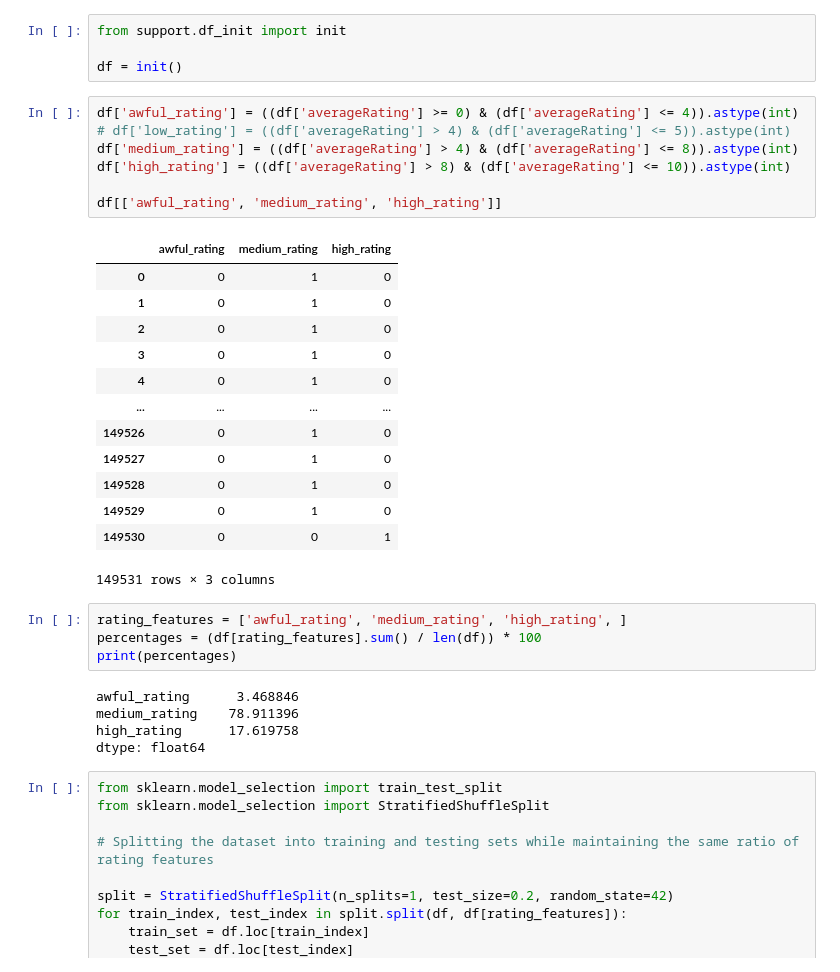
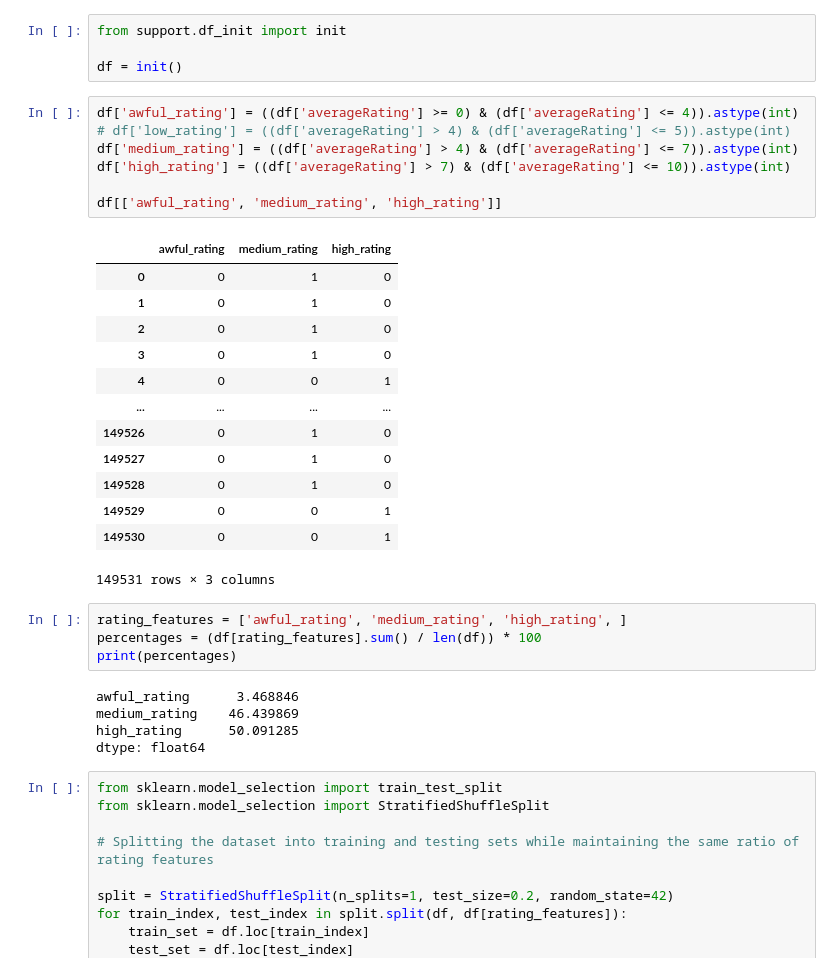
Before and after one commit to ChefBB/dm2_project, a Jupyter notebook: imbalanced_learning_bruno.ipynb, the cells around one changed output. Cells and saved outputs as stored; diff of their text form.

```diff
--- a/imbalanced_learning_bruno.ipynb
+++ b/imbalanced_learning_bruno.ipynb
@@ -5,22 +5,22 @@ df = init()
 # %%
 df['awful_rating'] = ((df['averageRating'] >= 0) & (df['averageRating'] <= 4)).astype(int)
 # df['low_rating'] = ((df['averageRating'] > 4) & (df['averageRating'] <= 5)).astype(int)
-df['medium_rating'] = ((df['averageRating'] > 4) & (df['averageRating'] <= 8)).astype(int)
-df['high_rating'] = ((df['averageRating'] > 8) & (df['averageRating'] <= 10)).astype(int)
+df['medium_rating'] = ((df['averageRating'] > 4) & (df['averageRating'] <= 7)).astype(int)
+df['high_rating'] = ((df['averageRating'] > 7) & (df['averageRating'] <= 10)).astype(int)
 
 df[['awful_rating', 'medium_rating', 'high_rating']]
 # %% [output]
 |  | awful_rating | medium_rating | high_rating |
 | 0 | 0 | 1 | 0 |
 | 1 | 0 | 1 | 0 |
 | 2 | 0 | 1 | 0 |
 | 3 | 0 | 1 | 0 |
-| 4 | 0 | 1 | 0 |
+| 4 | 0 | 0 | 1 |
 | ... | ... | ... | ... |
 | 149526 | 0 | 1 | 0 |
 | 149527 | 0 | 1 | 0 |
 | 149528 | 0 | 1 | 0 |
-| 149529 | 0 | 1 | 0 |
+| 149529 | 0 | 0 | 1 |
 | 149530 | 0 | 0 | 1 |
 149531 rows × 3 columns
 # %%
@@ -29,8 +29,8 @@ percentages = (df[rating_features].sum() / len(df)) * 100
 print(percentages)
 # %% [output]
 awful_rating      3.468846
-medium_rating    78.911396
-high_rating      17.619758
+medium_rating    46.439869
+high_rating      50.091285
 dtype: float64
 # %%
 from sklearn.model_selection import train_test_split
```
Also changed, not shown: parts of 13 cells of this notebook, 5 other files.
